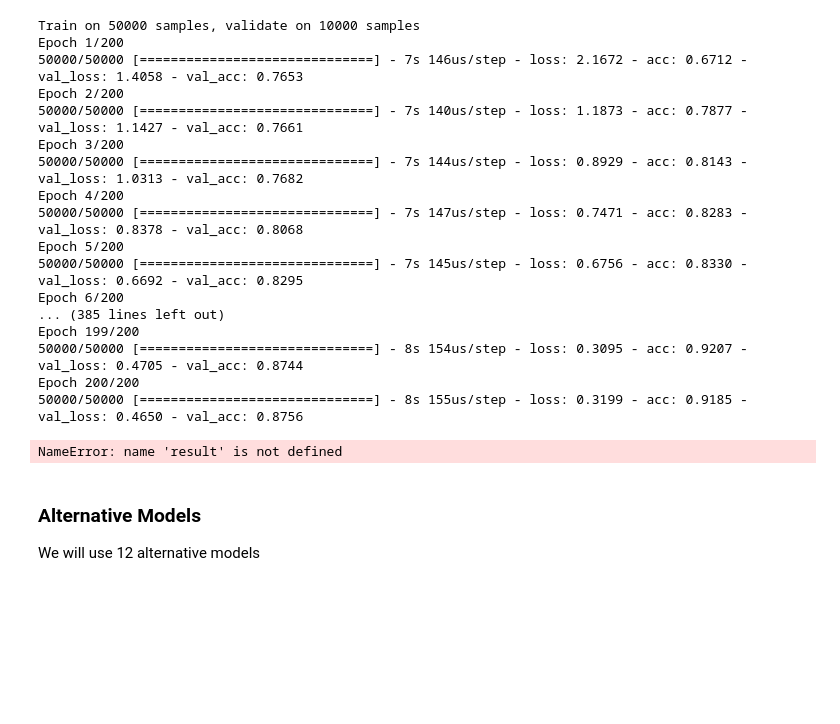
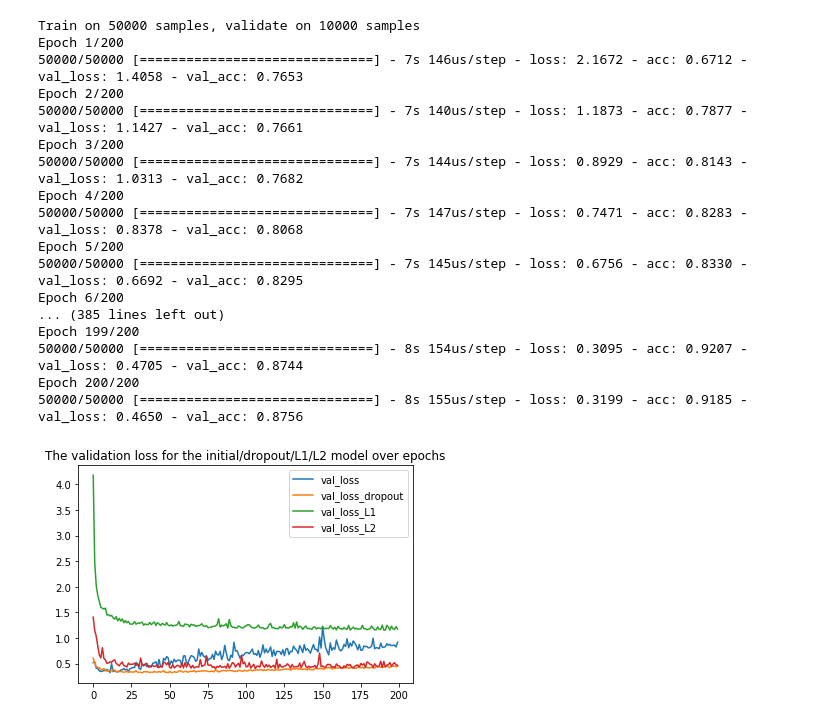
Before and after one commit to css-research/hw01, a Jupyter notebook: Part1.ipynb, the cells around one changed output. Cells and saved outputs as stored; diff of their text form; code cells hidden in the pictures; blank space fills up the shorter version.

Commit message:
Added plot for all alternative models

```diff
--- a/Part1.ipynb
+++ b/Part1.ipynb
@@ -209,19 +211,16 @@ Epoch 199/200
 Epoch 200/200
 50000/50000 [==============================] - 8s 155us/step - loss: 0.3199 - acc: 0.9185 - val_loss: 0.4650 - val_acc: 0.8756
 # %%
-val_loss = result.history['val_loss']
+val_loss = baseline_history.history['val_loss']
 val_loss_dropout = result_dropout.history['val_loss']
 val_loss_L1 = result_L1.history['val_loss']
 val_loss_L2 = result_L2.history['val_loss']
 plt.plot(val_loss)
 plt.plot(val_loss_dropout)
 plt.plot(val_loss_L1)
 plt.plot(val_loss_L2)
 plt.legend(['val_loss', 'val_loss_dropout', 'val_loss_L1', 'val_loss_L2'])
 plt.title('The validation loss for the initial/dropout/L1/L2 model over epochs')
 plt.show()
 # %% [output]
-NameError: name 'result' is not defined
+[figure, added]
-# %% [markdown]
-### Alternative Models
-We will use 12 alternative models
```
Also changed, not shown: parts of 23 cells of this notebook.
